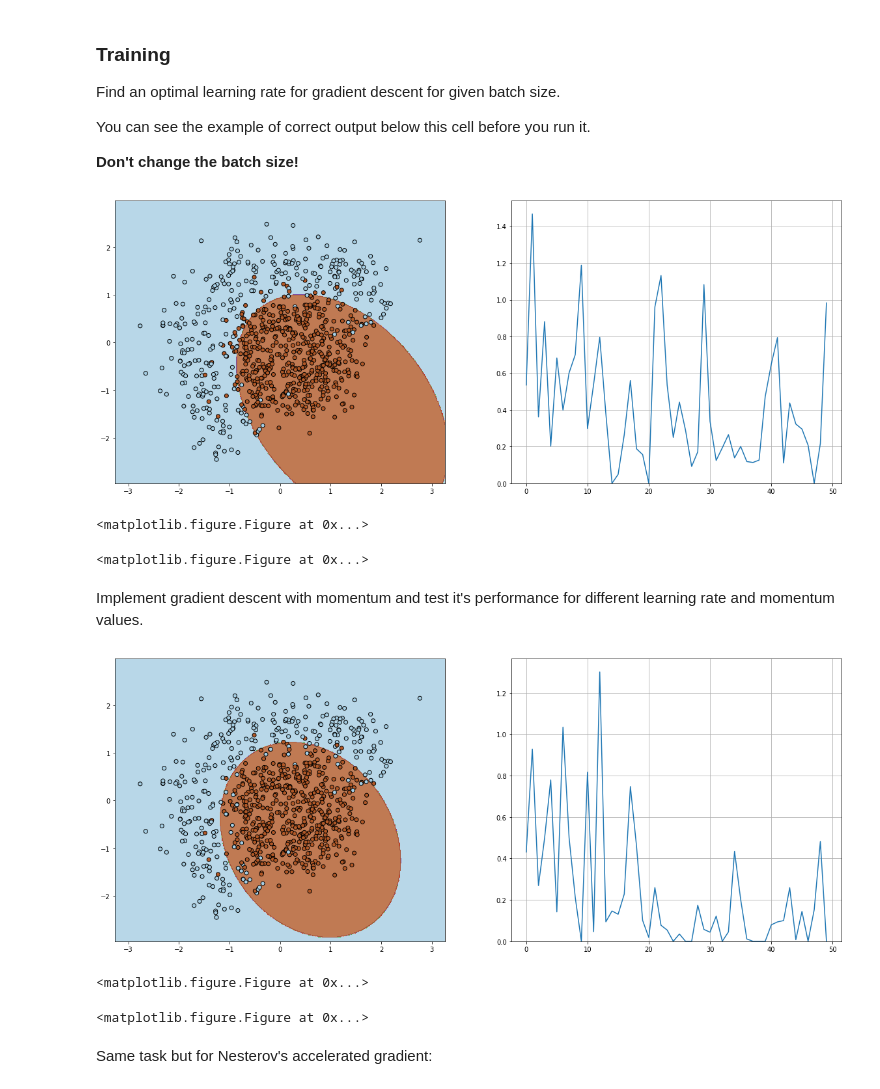
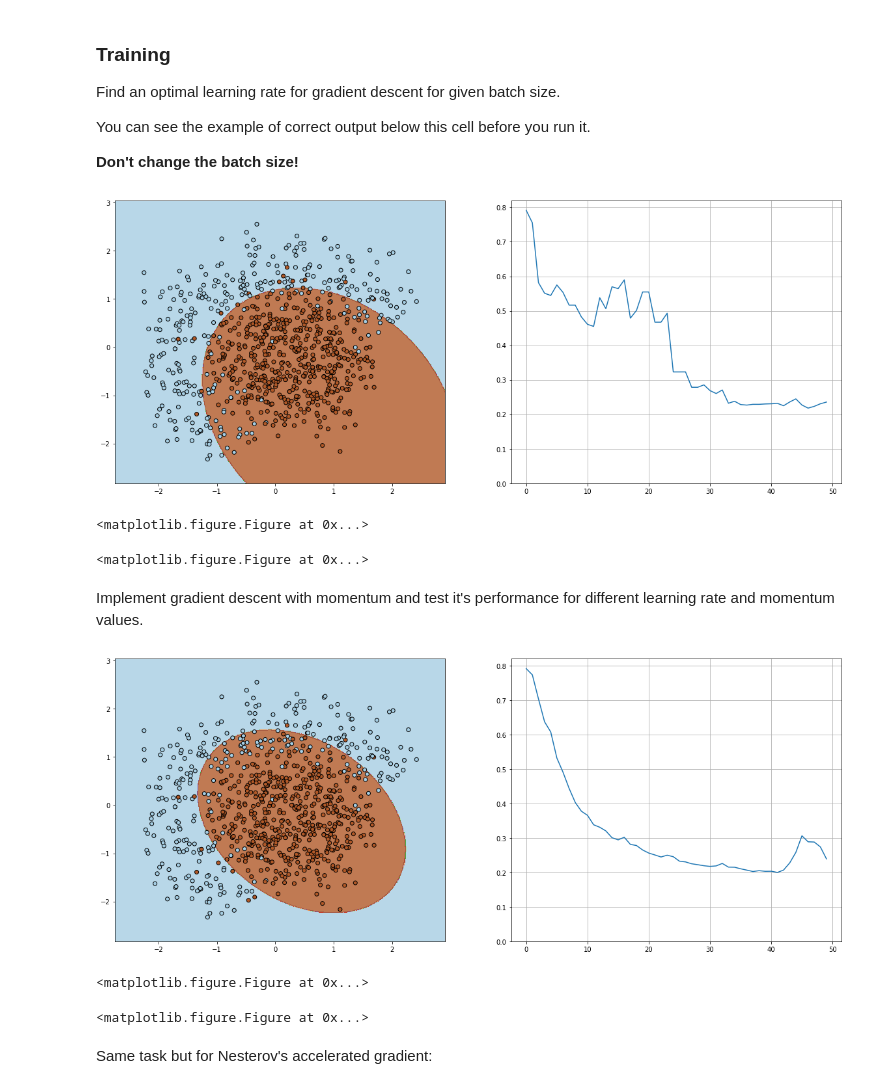
Before and after one commit to ItsLastDay/au_dl_course, a Jupyter notebook: seminar_2/task_1.ipynb, the cells around one changed output. Saved outputs shown, nothing was run; the diff lists cells and outputs as text; code cells hidden in the pictures.

```diff
--- a/seminar_2/task_1.ipynb
+++ b/seminar_2/task_1.ipynb
@@ -26,3 +24,8 @@ sess = tf.InteractiveSession()
+# %%
+config = tf.ConfigProto(
+        device_count = {'GPU': 0}
+    )
+sess = tf.InteractiveSession(config=config)
 # %%
 h = 0.01
 x_min, x_max = X[:, 0].min() - 0.5, X[:, 0].max() + 0.5
@@ -65,10 +68,9 @@ def compute_raw_predictions(X, w):
     return tf.reshape(tf.matmul(X, tf.reshape(w, (-1, 1))), (-1,))
 # %%
 def expand(X):
-    X_ = tf.zeros((X.shape[0], 6))
     X0 = tf.transpose(tf.gather(tf.transpose(X), [0]))
     X1 = tf.transpose(tf.gather(tf.transpose(X), [1]))
-    X_ = tf.concat([X, X ** 2, X0 * X1, tf.ones(shape=(X.shape[0], 1), dtype=tf.float64)], axis=1)
+    X_ = tf.concat([X, X ** 2, X0 * X1, tf.ones(shape=(tf.shape(X)[0], 1), dtype=tf.float64)], axis=1)
     return X_
 
 def classify(X, w):
@@ -80,9 +82,8 @@ def classify(X, w):
     raw_scores = compute_raw_predictions(expanded_x, w)
     num_samples = tf.shape(X)[0]
     raw_scores = tf.reshape(raw_scores, [num_samples])
-    minus_ones = tf.fill([num_samples], -1, name='minus_ones')
-    ones = tf.fill([num_samples], 1, name='ones')
-    return tf.where(tf.less(raw_scores, 0), minus_ones, ones)
+    ones = tf.ones([num_samples], dtype=tf.int32, name='ones')
+    return tf.where(tf.less(raw_scores, 0), -ones, ones)
 # %% [markdown]
 The loss you should try to minimize is the Hinge Loss:
 
@@ -106,17 +107,15 @@ def compute_grad(X, y, w):
     and weight vector w [6], compute vector [6] of derivatives of L over each weights.
     """
     # dL/dw_1 = 1/N * sum(f(-x_{i,1}*y_i))
-    partial_derivatives = []
     X = expand(X)
+    y = tf.cast(y, dtype=tf.float64)
     maxed_values = 1 - y * compute_raw_predictions(X, w)
-    divisor = tf.cast(tf.shape(X)[0], dtype=tf.float64)
+    N = tf.shape(X)[0]
 
+    derivative_values = -1 * tf.multiply(X, tf.reshape(y, (-1, 1)))
 
-    for feature_idx in range(num_features):
-        current_values = tf.where(tf.less(maxed_values, 0),
-                                  tf.zeros([tf.shape(X)[0]], dtype=tf.float64),
-                                  -1 * X[:, feature_idx] * y)
-        cur_derivative = tf.reduce_sum(current_values) / divisor
-        partial_derivatives.append(cur_derivative)
+    raw_derivatives = tf.where(tf.less(maxed_values, 0),
+                              tf.zeros([N, 6], dtype=tf.float64),
+                              derivative_values)
 
-    return tf.stack(partial_derivatives)
+    return tf.reduce_sum(raw_derivatives, axis=0) / tf.cast(N, tf.float64)
@@ -130,38 +150,35 @@ You can see the example of correct output below this cell before you run it.
 # %%
 n_iter = 50
 batch_size = 4
 
 w = tf.Variable([1,0,0,0,0,0], dtype=tf.float64)
 
-alpha = 0.1 # learning rate
-
-
+alpha = 0.2 # learning rate
 
 loss = np.zeros(n_iter)
 plt.figure(figsize=(12,5))
 
 sess.run(tf.global_variables_initializer())
 
 for i in range(n_iter):
     ind = random.sample(range(X.shape[0]), batch_size)
     x_batch = X[ind,:]
     y_batch = y[ind]
 
-    loss[i] = sess.run(compute_loss(x_batch, y_batch, w))
-    #visualize(x_batch, y_batch, w, loss, n_iter)
+    loss[i] = sess.run(compute_loss(X, y, w))
 
-    gradient = alpha * compute_grad(x_batch, y_batch, w)
-    optimizer = w.assign(w - gradient)
+    gradient = compute_grad(x_batch, y_batch, w)
+    optimizer = w.assign(w - alpha * gradient)
     sess.run(optimizer)
 
     print('Iteration {}'.format(i))
     print('w = {}'.format(w.eval()))
     print('loss = {}\n'.format(loss[i]))
 
 visualize(X, y, w.eval(), loss, n_iter)
 plt.clf()
 # %% [output]
-[figure, old version]
+[figure, new version]
 <matplotlib.figure.Figure at 0x...>
 <matplotlib.figure.Figure at 0x...>
 # %% [markdown]
@@ -184,8 +201,7 @@ for i in range(n_iter):
     x_batch = X[ind,:]
     y_batch = y[ind]
 
-    loss[i] = sess.run(compute_loss(x_batch, y_batch, w))
-    #visualize(x_batch, y_batch, w, loss, n_iter)
+    loss[i] = sess.run(compute_loss(X, y, w))
 
     gradient = compute_grad(x_batch, y_batch, w)
     momentum = mu * momentum - alpha * gradient
@@ -199,7 +215,7 @@ for i in range(n_iter):
 visualize(X, y, w.eval(), loss, n_iter)
 plt.clf()
 # %% [output]
-[figure, old version]
+[figure, new version]
 <matplotlib.figure.Figure at 0x...>
 <matplotlib.figure.Figure at 0x...>
 # %% [markdown]
```
Also changed, not shown: parts of 7 cells of this notebook.
